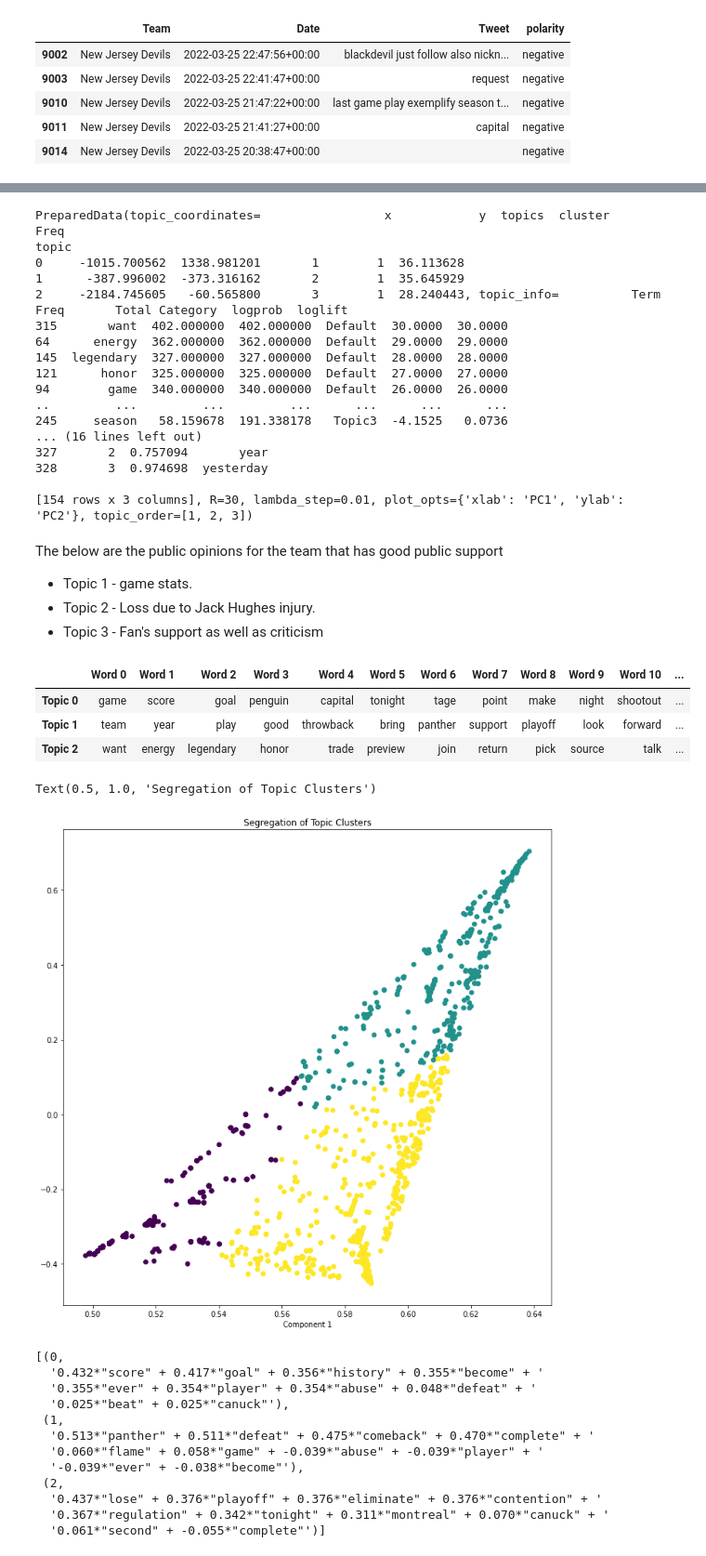
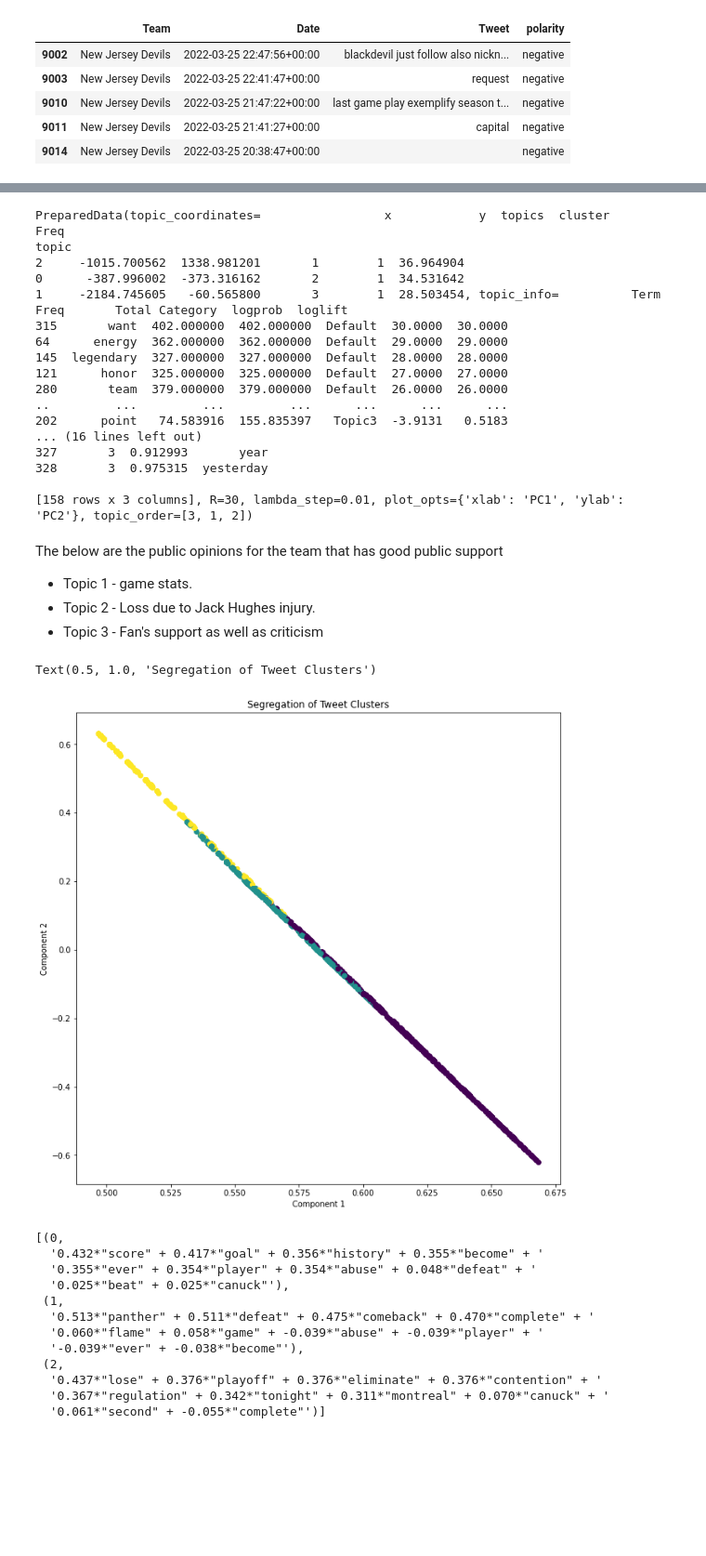
Before and after one commit to aadityapanchal/NHL-Analytics, a Jupyter notebook: Tweet_Sentiment_analysis.ipynb, the cells around one changed output, grey strips where cells are left out. Shown at 93% size. Cells and saved outputs as stored; diff of their text form; code cells hidden in the pictures; blank space fills up the shorter version.

```diff
--- a/Tweet_Sentiment_analysis.ipynb
+++ b/Tweet_Sentiment_analysis.ipynb
@@ -411,6 +383,6 @@ negative_team_df.head(5)
 | 9014 | New Jersey Devils | 2022-03-25 20:38:47+00:00 |  | negative |
 # %%
 #best lda model for negative team
-best_lda_model, data_vectorized, vectorizer = lda_hyperparameter(negative_team_df)
+best_lda, data_vectorized, vectorizer = lda_hyperparameter(negative_team_df)
 # %% [output]
 sparsity:  1.0254974064242748 %
@@ -423,64 +394,50 @@ Model Perplexity:  175.88700740355503
 #LDA visualization for negative team
 import pyLDAvis.sklearn
 pyLDAvis.enable_notebook()
-panel = pyLDAvis.sklearn.prepare(best_lda_model, data_vectorized, vectorizer, mds='tsne')
+panel = pyLDAvis.sklearn.prepare(best_lda, data_vectorized, vectorizer, mds='tsne')
 panel
 # %% [output]
 PreparedData(topic_coordinates=                 x            y  topics  cluster       Freq
 topic
-0     -1015.700562  1338.981201       1        1  36.113628
-1      -387.996002  -373.316162       2        1  35.645929
-2     -2184.745605   -60.565800       3        1  28.240443, topic_info=          Term        Freq       Total Category  logprob  loglift
+2     -1015.700562  1338.981201       1        1  36.964904
+0      -387.996002  -373.316162       2        1  34.531642
+1     -2184.745605   -60.565800       3        1  28.503454, topic_info=          Term        Freq       Total Category  logprob  loglift
 315       want  402.000000  402.000000  Default  30.0000  30.0000
 64      energy  362.000000  362.000000  Default  29.0000  29.0000
 145  legendary  327.000000  327.000000  Default  28.0000  28.0000
 121      honor  325.000000  325.000000  Default  27.0000  27.0000
-94        game  340.000000  340.000000  Default  26.0000  26.0000
+280       team  379.000000  379.000000  Default  26.0000  26.0000
 ..         ...         ...         ...      ...      ...      ...
-245     season   58.159678  191.338178   Topic3  -4.1525   0.0736
+202      point   74.583916  155.835397   Topic3  -3.9131   0.5183
 ... (16 lines left out)
-327       2  0.757094       year
-328       3  0.974698  yesterday
+327       3  0.912993       year
+328       3  0.975315  yesterday
 
-[154 rows x 3 columns], R=30, lambda_step=0.01, plot_opts={'xlab': 'PC1', 'ylab': 'PC2'}, topic_order=[1, 2, 3])
+[158 rows x 3 columns], R=30, lambda_step=0.01, plot_opts={'xlab': 'PC1', 'ylab': 'PC2'}, topic_order=[3, 1, 2])
 # %% [markdown]
 The below are the public opinions for the team that has good public support
 
 - Topic 1 - game stats.
 - Topic 2 - Loss due to Jack Hughes injury.
 - Topic 3 - Fan's support as well as criticism
-# %%
-#top 15 words per topic
-topic_keywords = show_topics(vectorizer=vectorizer, lda_model=best_lda_model, n_words=15)
-
-# Topic - Keywords Dataframe
-df_topic_keywords = pd.DataFrame(topic_keywords)
-df_topic_keywords.columns = ['Word '+str(i) for i in range(df_topic_keywords.shape[1])]
-df_topic_keywords.index = ['Topic '+str(i) for i in range(df_topic_keywords.shape[0])]
-df_topic_keywords
-# %% [output]
-|  | Word 0 | Word 1 | Word 2 | Word 3 | Word 4 | Word 5 | Word 6 | Word 7 | Word 8 | Word 9 | Word 10 | ... |
-| Topic 0 | game | score | goal | penguin | capital | tonight | tage | point | make | night | shootout | ... |
-| Topic 1 | team | year | play | good | throwback | bring | panther | support | playoff | look | forward | ... |
-| Topic 2 | want | energy | legendary | honor | trade | preview | join | return | pick | source | talk | ... |
 # %%
 #visualize the clusters of documents in a 2D space - negative team
-lda_output = best_lda_model.transform(data_vectorized)
+lda_out_inp = best_lda.transform(data_vectorized)
 svd_model = TruncatedSVD(n_components=2)  # 2 components
-lda_output_svd = svd_model.fit_transform(lda_output)
+out_lda_svd = svd_model.fit_transform(lda_out_inp)
 
 # X and Y axes of the plot using SVD decomposition
-x = lda_output_svd[:, 0]
-y = lda_output_svd[:, 1]
-clusters = KMeans(n_clusters=3, random_state=100).fit_predict(lda_output)
-plt.figure(figsize=(12, 12))
+x = out_lda_svd[:, 0]
+y = out_lda_svd[:, 1]
+clusters = KMeans(n_clusters=3, random_state=42).fit_predict(lda_out_inp)
+plt.figure(figsize=(11, 11))
 plt.scatter(x, y, c=clusters)
-plt.xlabel('Component 2')
+plt.ylabel('Component 2')
 plt.xlabel('Component 1')
-plt.title("Segregation of Topic Clusters", )
+plt.title("Segregation of Tweet Clusters", )
 # %% [output]
-Text(0.5, 1.0, 'Segregation of Topic Clusters')
+Text(0.5, 1.0, 'Segregation of Tweet Clusters')
-[figure, old version]
+[figure, new version]
 # %%
 #LSI model for negative team
 data_lemma = negative_team_df["Tweet"].to_numpy()
```
Also changed, not shown: parts of 7 cells of this notebook.
